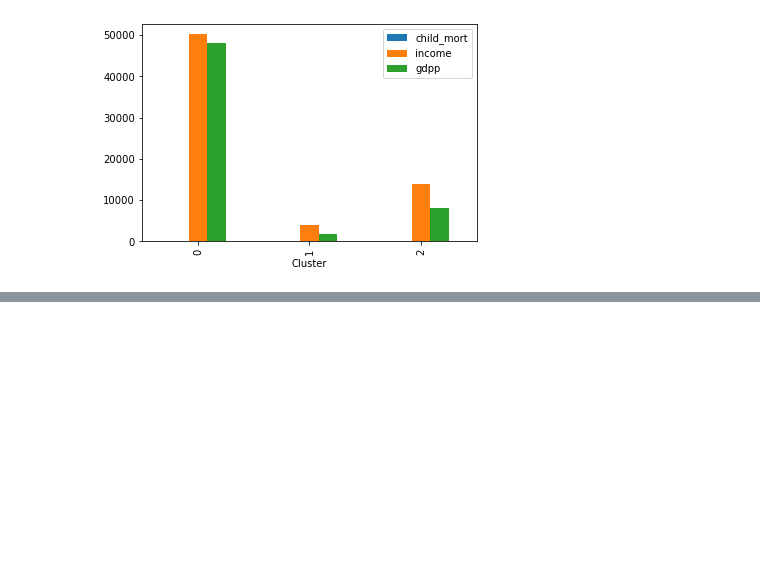
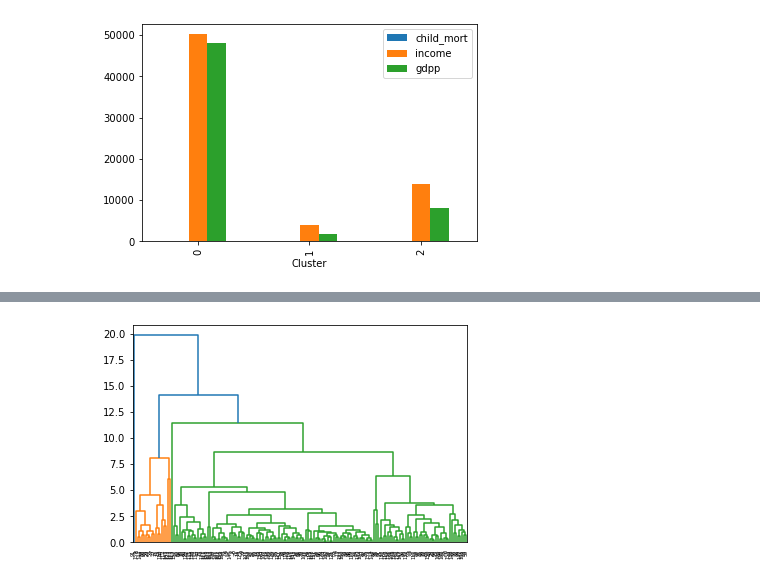
Before and after one commit to Dharani-Arumugam/Machine-Learning, a Jupyter notebook: Assignment - Clustering/HELP International - Clustering Countries.ipynb, the cells around one changed output, grey strips where cells are left out. Saved outputs shown, nothing was run; the diff lists cells and outputs as text; code cells hidden in the pictures; blank space fills up the shorter version.

```diff
--- a/Assignment - Clustering/HELP International - Clustering Countries.ipynb
+++ b/Assignment - Clustering/HELP International - Clustering Countries.ipynb
@@ -316,0 +400,7 @@ plt.show()
+# %%
+ # complete linkage
+mergings = linkage(ctry, method="complete", metric='euclidean')
+dendrogram(mergings)
+plt.show()
+# %% [output]
+[figure, added]
```
Also changed, not shown: parts of 30 cells of this notebook, 2 other files.
